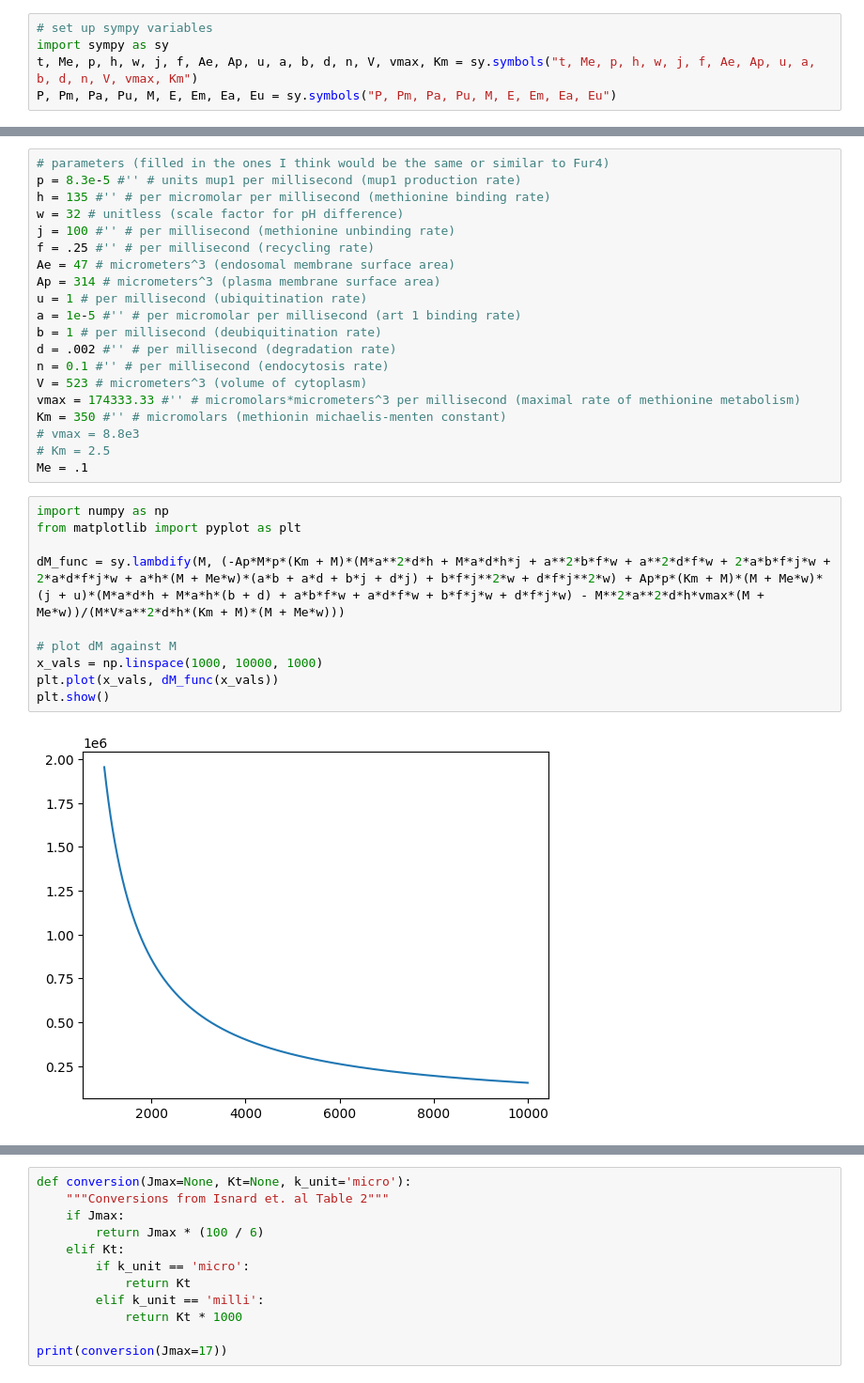
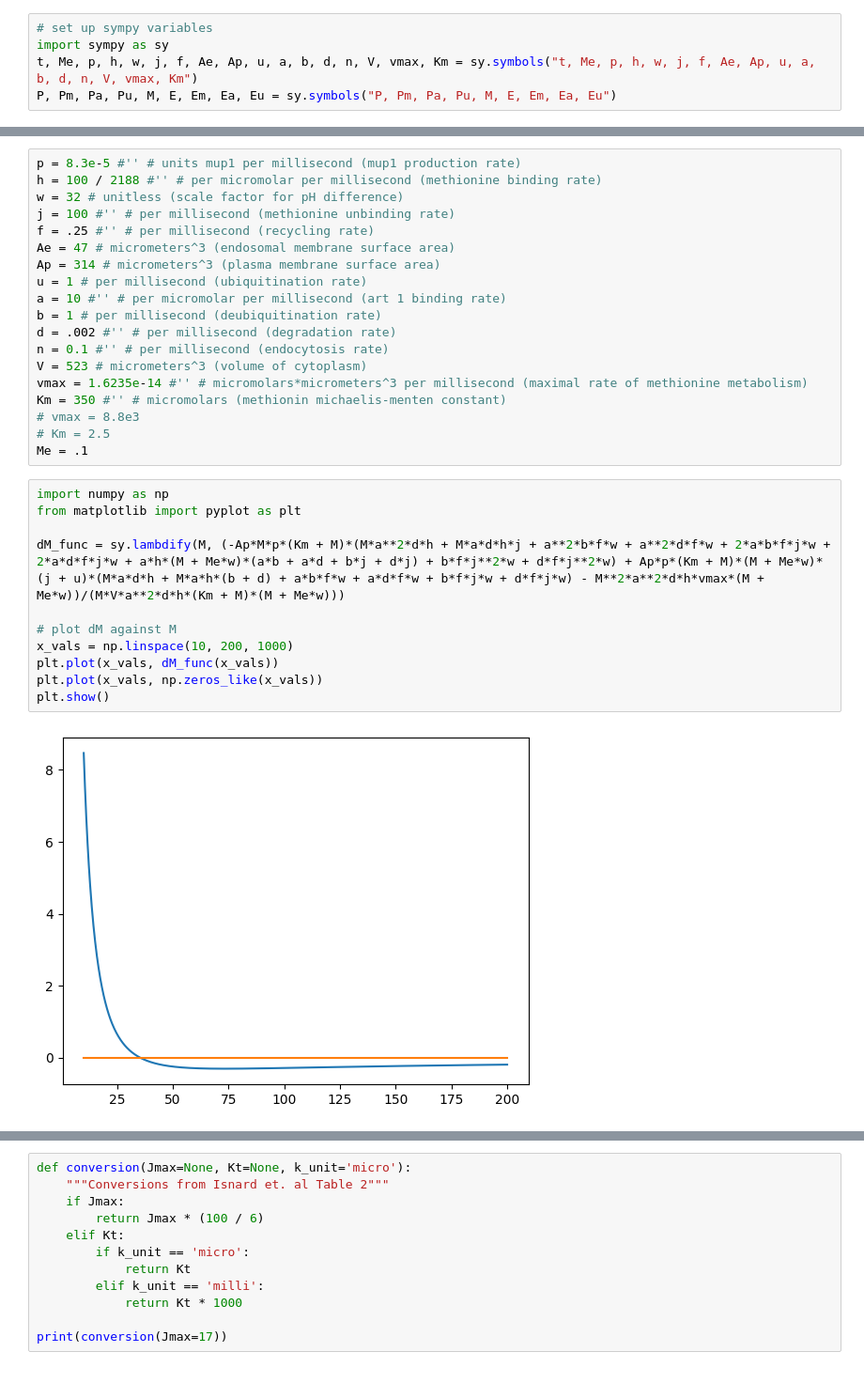
Before and after one commit to ethygers/Mup1_Modeling, a Jupyter notebook: steady_states_simplification.ipynb, the cells around one changed output, grey strips where cells are left out. Shown at 94% size. Cells and saved outputs as stored; diff of their text form.

Commit message:
added code to plot Mup1 vs Methionine

```diff
--- a/steady_states_simplification.ipynb
+++ b/steady_states_simplification.ipynb
@@ -29,21 +29,20 @@ new_dM
 (-Ap*M*p*(Km + M)*(M*a**2*d*h + M*a*d*h*j + a**2*b*f*w + a**2*d*f*w + 2*a*b*f*j*w + 2*a*d*f*j*w + a*h*(M + Me*w)*(a*b + a*d + b*j + d*j) + b*f*j**2*w + d*f*j**2*w) + Ap*p*(Km + M)*(M + Me*w)*(j + u)*( ...
 $\displaystyle \frac{- Ap M p \left(Km + M\right) \left(M a^{2} d h + M a d h j + a^{2} b f w + a^{2} d f w + 2 a b f j w + 2 a d f j w + a h \left(M + Me w\right) \left(a b + a d + b j + d j\right) + b f j^{2} w + d f j^{2} w\right) + Ap p \left(Km + M\right) \left(M + Me w\right) \left(j + u\right) \left(M a d h + M a h \left(b + d\right) + a b f w + a d f w + b f j w + d f j w\right) - M^{2} a^{2} d h vmax \left(M + Me w\right)}{M V a^{2} d h \left(Km + M\right) \left(M + Me w\right)}$
 # %%
-# parameters (filled in the ones I think would be the same or similar to Fur4)
 p = 8.3e-5 #'' # units mup1 per millisecond (mup1 production rate)
-h = 135 #'' # per micromolar per millisecond (methionine binding rate)
+h = 100 / 2188 #'' # per micromolar per millisecond (methionine binding rate)
 w = 32 # unitless (scale factor for pH difference)
 j = 100 #'' # per millisecond (methionine unbinding rate)
 f = .25 #'' # per millisecond (recycling rate)
 Ae = 47 # micrometers^3 (endosomal membrane surface area)
 Ap = 314 # micrometers^3 (plasma membrane surface area)
 u = 1 # per millisecond (ubiquitination rate)
-a = 1e-5 #'' # per micromolar per millisecond (art 1 binding rate)
+a = 10 #'' # per micromolar per millisecond (art 1 binding rate)
 b = 1 # per millisecond (deubiquitination rate)
 d = .002 #'' # per millisecond (degradation rate)
 n = 0.1 #'' # per millisecond (endocytosis rate)
 V = 523 # micrometers^3 (volume of cytoplasm)
-vmax = 174333.33 #'' # micromolars*micrometers^3 per millisecond (maximal rate of methionine metabolism)
+vmax = 1.6235e-14 #'' # micromolars*micrometers^3 per millisecond (maximal rate of methionine metabolism)
 Km = 350 #'' # micromolars (methionin michaelis-menten constant)
 # vmax = 8.8e3
 # Km = 2.5
@@ -51,12 +50,13 @@ Me = .1
 # %%
 import numpy as np
 from matplotlib import pyplot as plt
 
 dM_func = sy.lambdify(M, (-Ap*M*p*(Km + M)*(M*a**2*d*h + M*a*d*h*j + a**2*b*f*w + a**2*d*f*w + 2*a*b*f*j*w + 2*a*d*f*j*w + a*h*(M + Me*w)*(a*b + a*d + b*j + d*j) + b*f*j**2*w + d*f*j**2*w) + Ap*p*(Km + M)*(M + Me*w)*(j + u)*(M*a*d*h + M*a*h*(b + d) + a*b*f*w + a*d*f*w + b*f*j*w + d*f*j*w) - M**2*a**2*d*h*vmax*(M + Me*w))/(M*V*a**2*d*h*(Km + M)*(M + Me*w)))
 
 # plot dM against M
-x_vals = np.linspace(1000, 10000, 1000)
+x_vals = np.linspace(10, 200, 1000)
 plt.plot(x_vals, dM_func(x_vals))
+plt.plot(x_vals, np.zeros_like(x_vals))
 plt.show()
 # %% [output]
-[figure, old version]
+[figure, new version]
```
Also changed, not shown: parts of 13 cells of this notebook, 1 other file.
